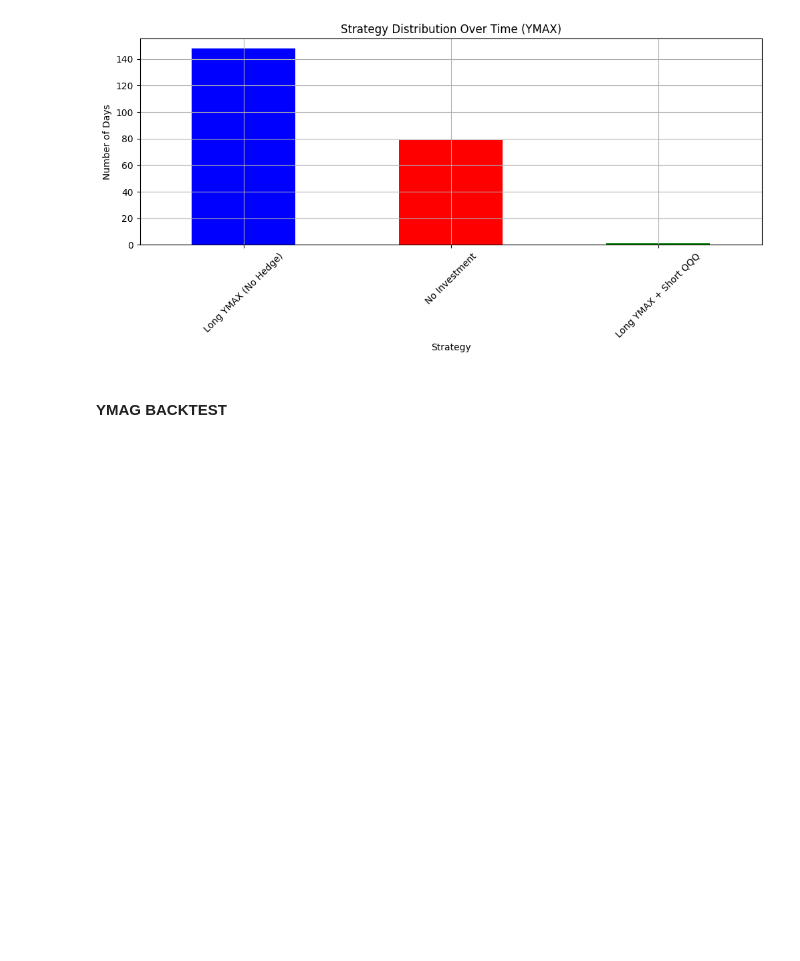
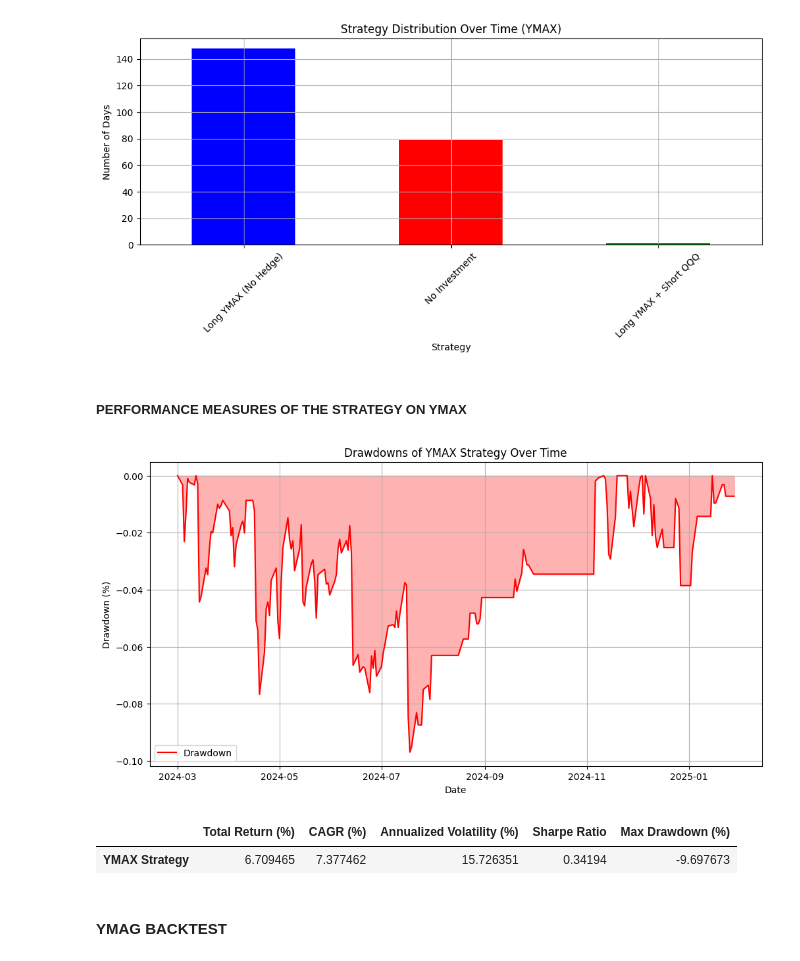
Before and after one commit to BensonMunene/Ratios-Strategy-App, a Jupyter notebook: Codes/Backtesting Code.ipynb, the cells around one changed output. Drawn from its saved outputs; the diff is of its cells as text; code cells hidden in the pictures; blank space fills up the shorter version.

```diff
--- a/Codes/Backtesting Code.ipynb
+++ b/Codes/Backtesting Code.ipynb
@@ -425,6 +425,57 @@ plt.show()
 # %% [output]
 [figure]
 [figure]
+# %% [markdown]
+##### PERFORMANCE MEASURES OF THE STRATEGY ON YMAX
+# %%
+# Compute daily returns from portfolio value for YMAX
+ymax_df["Portfolio_Return"] = ymax_df["Portfolio_Value"].pct_change()
+
+# 1️⃣ **Compute Key Performance Metrics for YMAX**
+performance_metrics_ymax = {}
+
+# **Total Return (%)**
+performance_metrics_ymax["Total Return (%)"] = (ymax_df["Portfolio_Value"].iloc[-1] / ymax_df["Portfolio_Value"].iloc[0] - 1) * 100
+
+# **CAGR (Compounded Annual Growth Rate)**
+num_days = (ymax_df["Date"].iloc[-1] - ymax_df["Date"].iloc[0]).days
+years = num_days / 365
+performance_metrics_ymax["CAGR (%)"] = ((ymax_df["Portfolio_Value"].iloc[-1] / ymax_df["Portfolio_Value"].iloc[0]) ** (1 / years) - 1) * 100
+
+# **Annualized Volatility (%)**
+performance_metrics_ymax["Annualized Volatility (%)"] = ymax_df["Portfolio_Return"].std() * np.sqrt(252) * 100
+
+# **Sharpe Ratio** (assuming risk-free rate = 2%)
+risk_free_rate = 0.02
+sharpe_ratio_ymax = (performance_metrics_ymax["CAGR (%)"] / 100 - risk_free_rate) / (performance_metrics_ymax["Annualized Volatility (%)"] / 100)
+performance_metrics_ymax["Sharpe Ratio"] = sharpe_ratio_ymax
+
+# **Max Drawdown (%)**
+rolling_max_ymax = ymax_df["Portfolio_Value"].cummax()
+drawdown_ymax = (ymax_df["Portfolio_Value"] / rolling_max_ymax) - 1
+performance_metrics_ymax["Max Drawdown (%)"] = drawdown_ymax.min() * 100
+
+# Convert performance metrics to DataFrame
+performance_df_ymax = pd.DataFrame(performance_metrics_ymax, index=["YMAX Strategy"])
+
+# 2️⃣ **Plot Portfolio Drawdowns for YMAX**
+plt.figure(figsize=(12, 6))
+plt.plot(ymax_df["Date"], drawdown_ymax, label="Drawdown", color="red")
+plt.fill_between(ymax_df["Date"], drawdown_ymax, color="red", alpha=0.3)
+plt.xlabel("Date")
+plt.ylabel("Drawdown (%)")
+plt.title("Drawdowns of YMAX Strategy Over Time")
+plt.legend()
+plt.grid()
+plt.show()
+# %% [output]
+[figure, added]
+# %%
+# Display the performance metrics for YMAX
+performance_df_ymax
+# %% [output]
+|  | Total Return (%) | CAGR (%) | Annualized Volatility (%) | Sharpe Ratio | Max Drawdown (%) |
+| YMAX Strategy | 6.709465 | 7.377462 | 15.726351 | 0.34194 | -9.697673 |
 # %% [markdown]
 #### YMAG BACKTEST
 # %%
```
Also changed, not shown: parts of 3 cells of this notebook, 2 other files.
